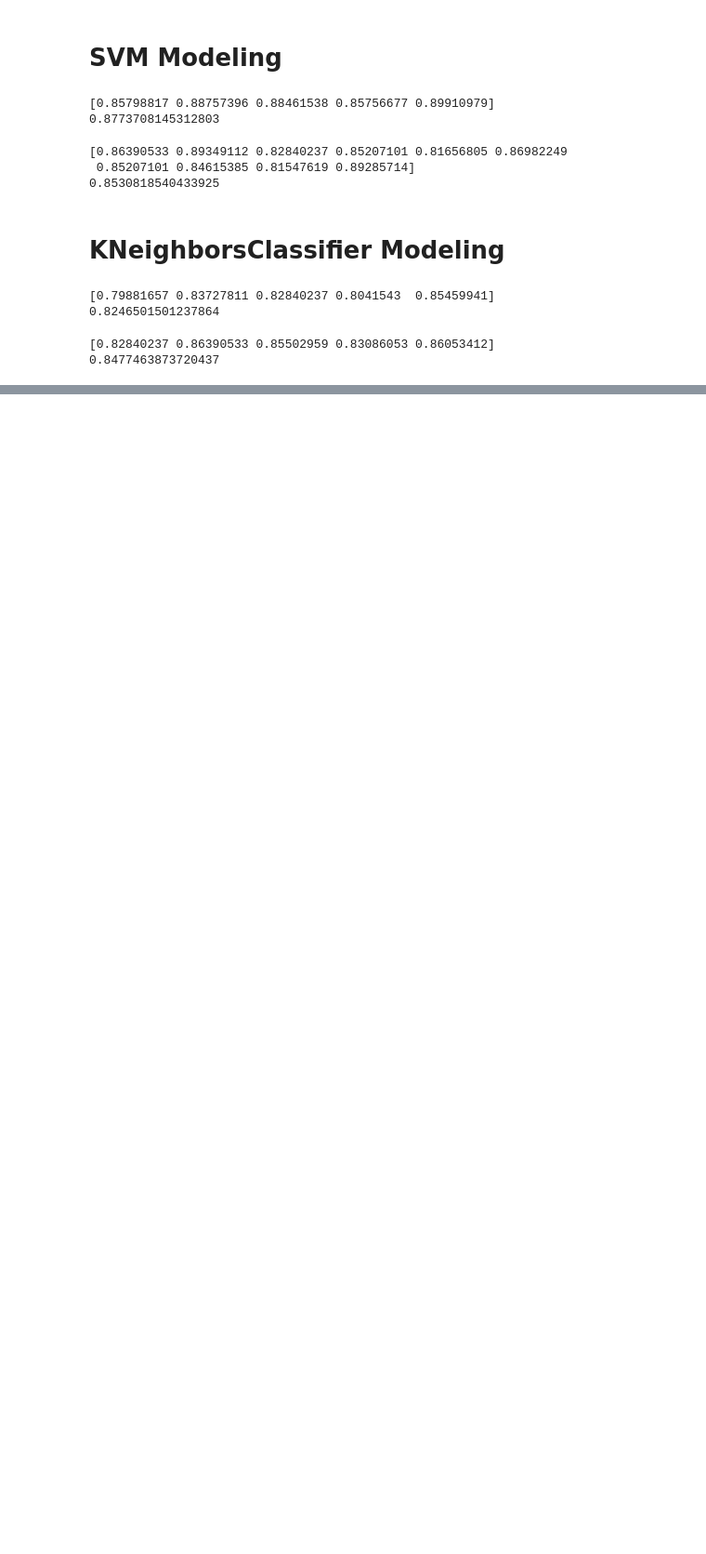
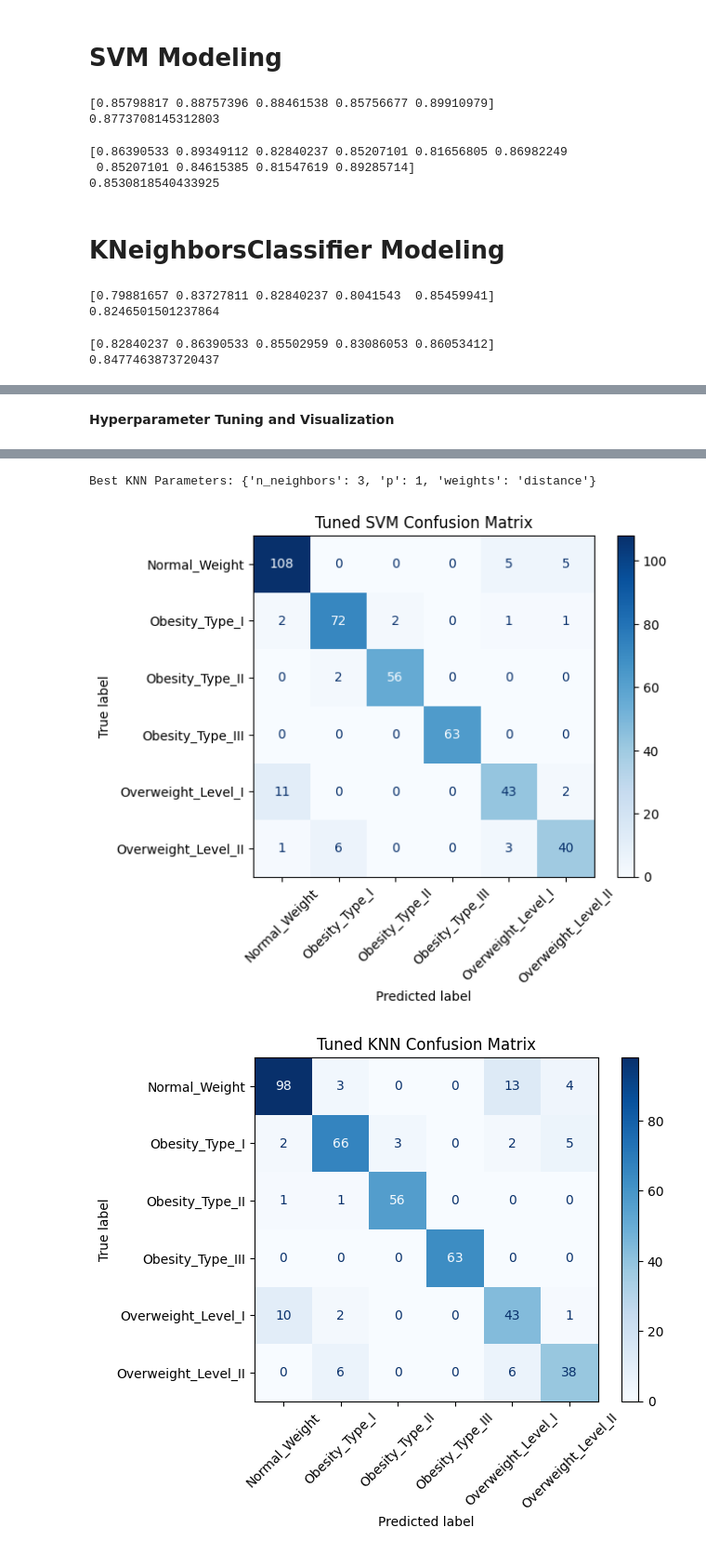
Before and after one commit to mk7890/Machine-Learning-1, a Jupyter notebook: ML_1_SVM_&_KNN_Modeling_Obesity_Dataset.ipynb, the cells around one changed output, grey strips where cells are left out. Shown at 93% size. Cells and saved outputs as stored; diff of their text form; code cells hidden in the pictures; blank space fills up the shorter version.

```diff
--- a/ML_1_SVM_&_KNN_Modeling_Obesity_Dataset.ipynb
+++ b/ML_1_SVM_&_KNN_Modeling_Obesity_Dataset.ipynb
@@ -366,0 +421,70 @@ print(mean)
+# %% [markdown]
+**Hyperparameter Tuning and Visualization**
+# %%
+from sklearn.model_selection import GridSearchCV
+from sklearn.metrics import confusion_matrix, ConfusionMatrixDisplay
+import matplotlib.pyplot as plt
+import numpy as np
+
+# ------------------- Hyperparameter Tuning for SVM -------------------
+# Define the parameter grid for SVM
+svm_param_grid = {
+    'C': [0.1, 1, 10, 100],  # Regularization parameter
+    'kernel': ['linear', 'rbf', 'poly'],  # Kernel types
+    'gamma': ['scale', 'auto']  # Kernel coefficient
+}
+
+# Perform GridSearchCV for SVM
+svm_grid_search = GridSearchCV(SVC(random_state=42), svm_param_grid, cv=5, scoring='accuracy', verbose=1)
+svm_grid_search.fit(X_train_scaled, y_train)
+
+# Best parameters and model
+best_svm = svm_grid_search.best_estimator_
+print("Best SVM Parameters:", svm_grid_search.best_params_)
+
+# Predict with tuned SVM
+y_pred_svm_tuned = best_svm.predict(X_test_scaled)
+
+# ------------------- Hyperparameter Tuning for KNN -------------------
+# Define the parameter grid for KNN
+knn_param_grid = {
+    'n_neighbors': [3, 5, 7, 9, 11],  # Number of neighbors
+    'weights': ['uniform', 'distance'],  # Weighting function
+    'p': [1, 2]  # Distance metric: 1=Manhattan, 2=Euclidean
+}
+
+# Perform GridSearchCV for KNN
+knn_grid_search = GridSearchCV(KNeighborsClassifier(), knn_param_grid, cv=5, scoring='accuracy', verbose=1)
+knn_grid_search.fit(X_train_scaled, y_train)
+
+# Best parameters and model
+best_knn = knn_grid_search.best_estimator_
+print("Best KNN Parameters:", knn_grid_search.best_params_)
+
+# Predict with tuned KNN
+y_pred_knn_tuned = best_knn.predict(X_test_scaled)
+
+# ------------------- Visualization: Confusion Matrices -------------------
+def plot_confusion_matrix(y_true, y_pred, title):
+    cm = confusion_matrix(y_true, y_pred, labels=np.unique(y_true))
+    disp = ConfusionMatrixDisplay(confusion_matrix=cm, display_labels=np.unique(y_true))
+    disp.plot(cmap='Blues', xticks_rotation=45)
+    plt.title(title)
+    plt.show()
+
+# SVM Confusion Matrix
+plot_confusion_matrix(y_test, y_pred_svm_tuned, "Tuned SVM Confusion Matrix")
+
+# KNN Confusion Matrix
+plot_confusion_matrix(y_test, y_pred_knn_tuned, "Tuned KNN Confusion Matrix")
+
+# ------------------- Final Evaluation -------------------
+from sklearn.metrics import classification_report
+
+# Print classification reports
+print("\nTuned SVM Classification Report:")
+print(classification_report(y_test, y_pred_svm_tuned))
+
+print("\nTuned KNN Classification Report:")
+print(classification_report(y_test, y_pred_knn_tuned))
+# %% [output]
@@ -366,0 +511,3 @@ print(mean)
+Best KNN Parameters: {'n_neighbors': 3, 'p': 1, 'weights': 'distance'}
+[figure, added]
+[figure, added]
```
Also changed, not shown: parts of 3 cells of this notebook.
